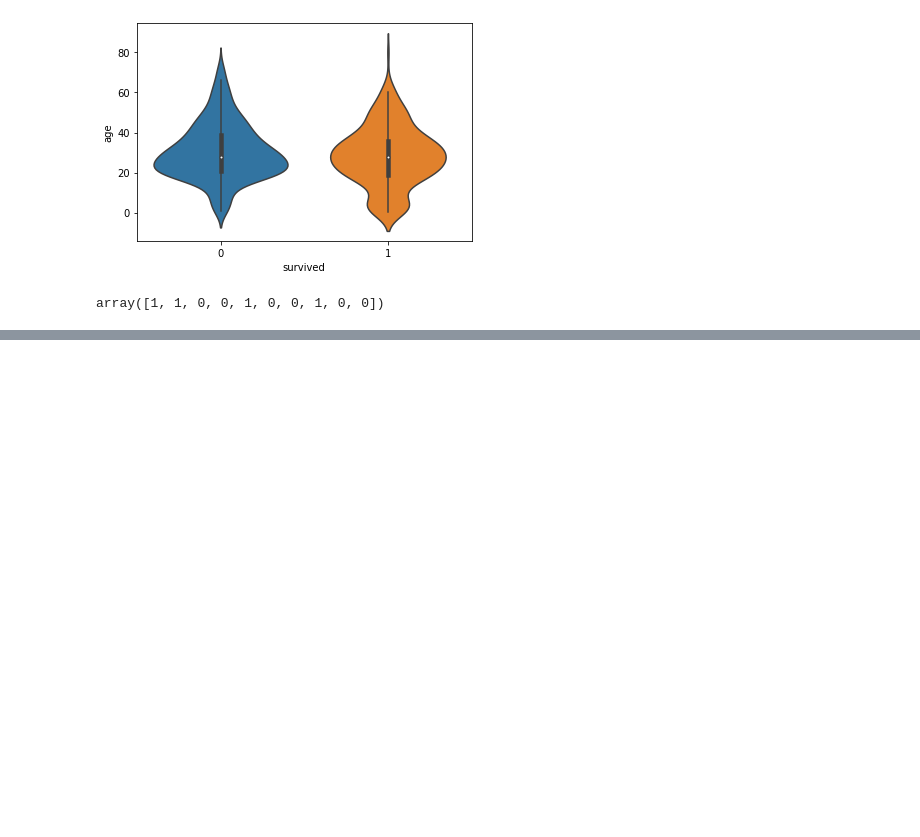
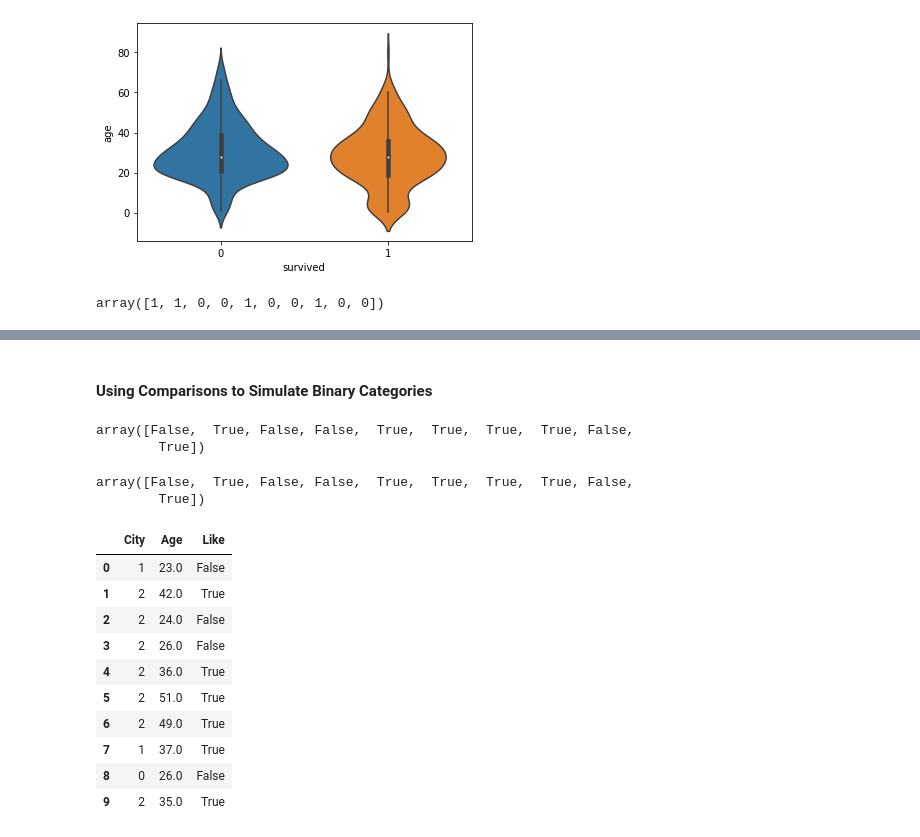
Before and after one commit to Pickett82/courseware-pracds, a Jupyter notebook: MB_NCR_PracDS_2022_03_07/Live/LIVE_PyDataLib.ipynb, the cells around one changed output, grey strips where cells are left out. Drawn from its saved outputs; the diff is of its cells as text; code cells hidden in the pictures; blank space fills up the shorter version.

```diff
--- a/MB_NCR_PracDS_2022_03_07/Live/LIVE_PyDataLib.ipynb
+++ b/MB_NCR_PracDS_2022_03_07/Live/LIVE_PyDataLib.ipynb
@@ -403,0 +492,7 @@ tips[["total_bill", "tip"]].groupby(tips["day"]).mean()
+# %% [markdown]
+#### Using Comparisons to Simulate Binary Categories
+# %%
+age >= 28
+# %% [output]
+array([False,  True, False, False,  True,  True,  True,  True, False,
+        True])
@@ -403,0 +501,23 @@ tips[["total_bill", "tip"]].groupby(tips["day"]).mean()
+# %%
+y_like
+# %% [output]
+array([False,  True, False, False,  True,  True,  True,  True, False,
+        True])
+# %%
+table = pd.DataFrame({
+    "City": city,
+    "Age": age.round(),
+    "Like": y_like
+}); table
+# %% [output]
+|  | City | Age | Like |
+| 0 | 1 | 23.0 | False |
+| 1 | 2 | 42.0 | True |
+| 2 | 2 | 24.0 | False |
+| 3 | 2 | 26.0 | False |
+| 4 | 2 | 36.0 | True |
+| 5 | 2 | 51.0 | True |
+| 6 | 2 | 49.0 | True |
+| 7 | 1 | 37.0 | True |
+| 8 | 0 | 26.0 | False |
+| 9 | 2 | 35.0 | True |
```
Also changed, not shown: parts of 103 cells of this notebook, 3 other files.
